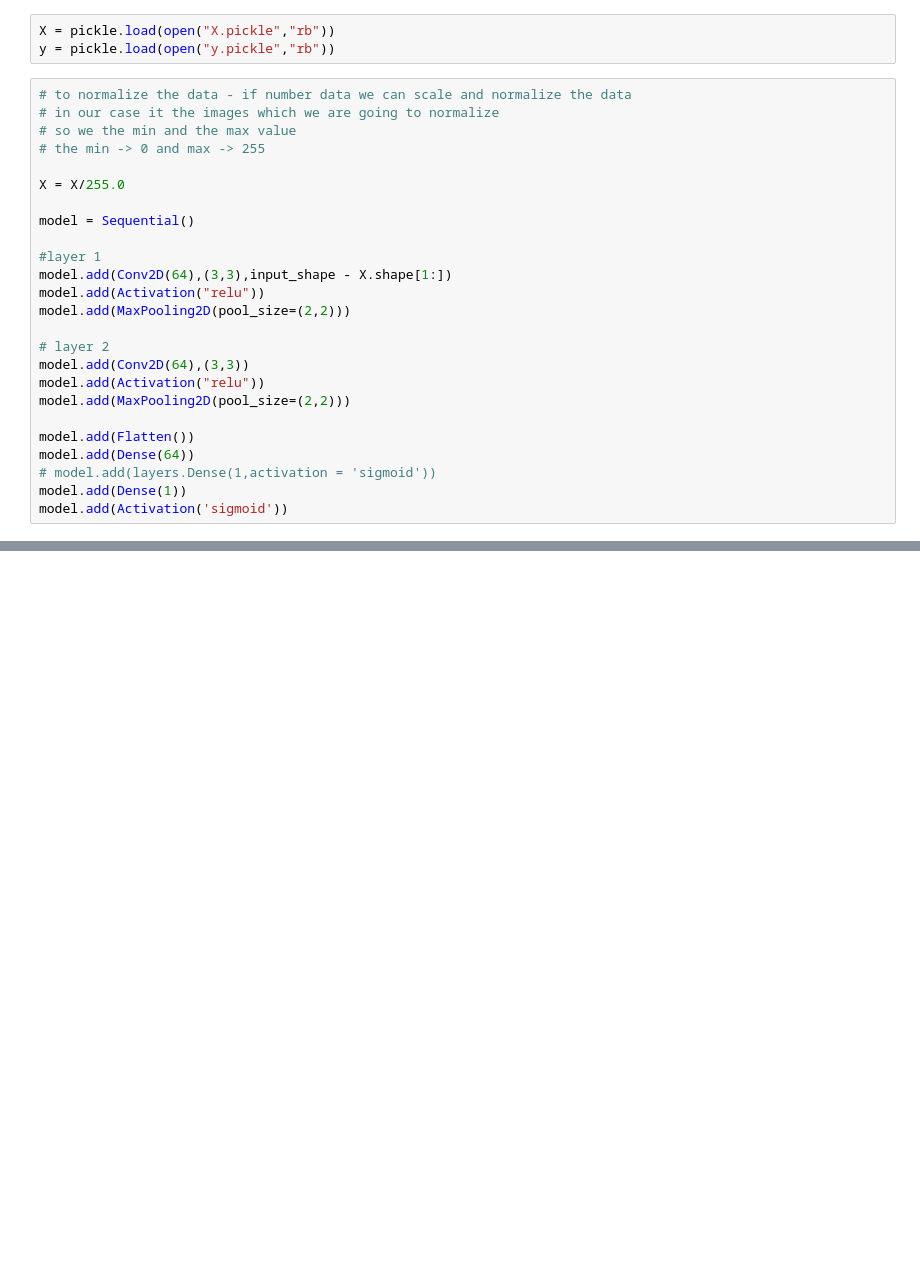
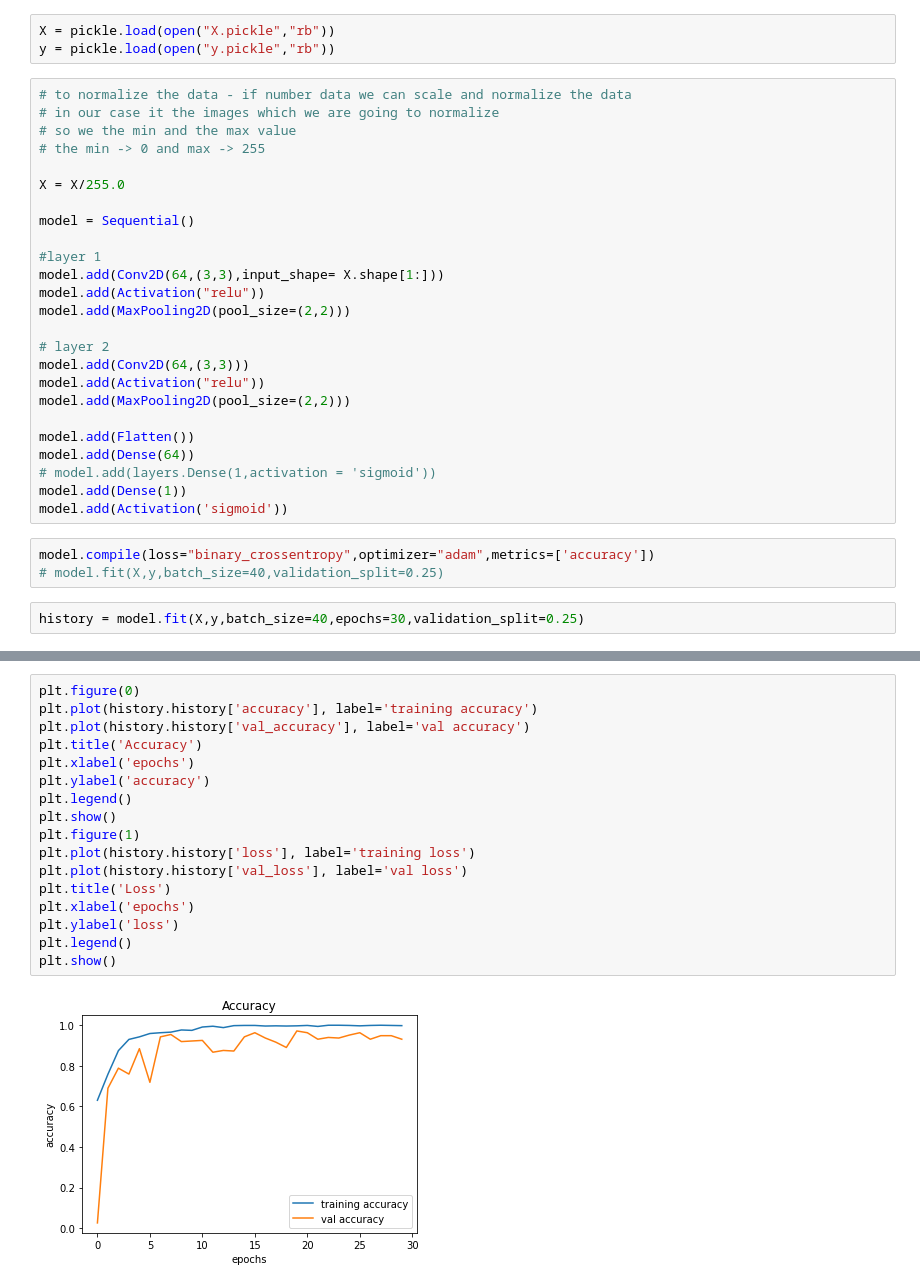
Before and after one commit to dubblin27/Mask-Recognition-DL, a Jupyter notebook: modelmain.ipynb, the cells around one changed output, grey strips where cells are left out. Saved outputs shown, nothing was run; the diff lists cells and outputs as text; blank space fills up the shorter version.

```diff
--- a/modelmain.ipynb
+++ b/modelmain.ipynb
@@ -17,12 +18,12 @@ X = X/255.0
 model = Sequential()
 
 #layer 1
-model.add(Conv2D(64),(3,3),input_shape - X.shape[1:])
+model.add(Conv2D(64,(3,3),input_shape= X.shape[1:]))
 model.add(Activation("relu"))
 model.add(MaxPooling2D(pool_size=(2,2)))
 
 # layer 2
-model.add(Conv2D(64),(3,3))
+model.add(Conv2D(64,(3,3)))
 model.add(Activation("relu"))
 model.add(MaxPooling2D(pool_size=(2,2)))
 
@@ -31,3 +32,8 @@ model.add(Dense(64))
 # model.add(layers.Dense(1,activation = 'sigmoid'))
 model.add(Dense(1))
 model.add(Activation('sigmoid'))
+# %%
+model.compile(loss="binary_crossentropy",optimizer="adam",metrics=['accuracy'])
+# model.fit(X,y,batch_size=40,validation_split=0.25)
+# %%
+history = model.fit(X,y,batch_size=40,epochs=30,validation_split=0.25)
@@ -33,0 +58,19 @@ model.add(Activation('sigmoid'))
+# %%
+plt.figure(0)
+plt.plot(history.history['accuracy'], label='training accuracy')
+plt.plot(history.history['val_accuracy'], label='val accuracy')
+plt.title('Accuracy')
+plt.xlabel('epochs')
+plt.ylabel('accuracy')
+plt.legend()
+plt.show()
+plt.figure(1)
+plt.plot(history.history['loss'], label='training loss')
+plt.plot(history.history['val_loss'], label='val loss')
+plt.title('Loss')
+plt.xlabel('epochs')
+plt.ylabel('loss')
+plt.legend()
+plt.show()
+# %% [output]
+[figure, added]
```
Also changed, not shown: parts of 3 cells of this notebook, 3 other files.
